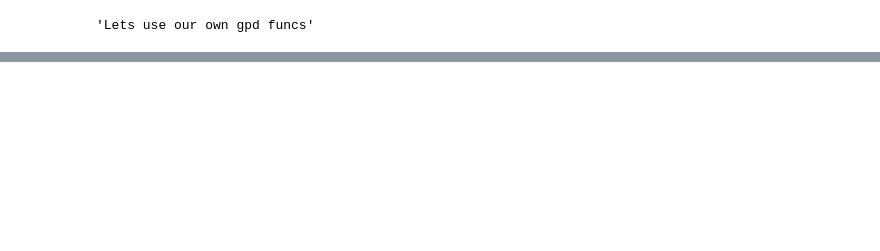
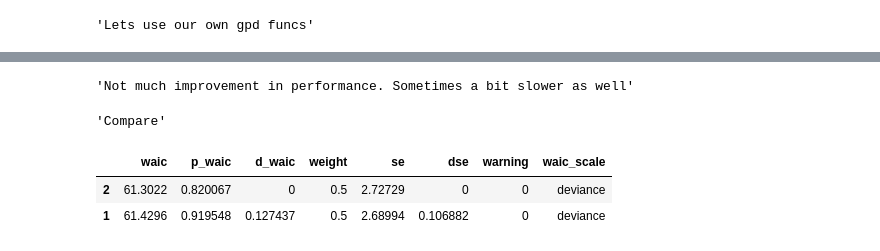
Before and after one commit to arviz-devs/arviz, a Jupyter notebook: Stats.ipynb, the cells around one changed output, grey strips where cells are left out. Saved outputs shown, nothing was run; the diff lists cells and outputs as text; code cells hidden in the pictures; blank space fills up the shorter version.

Commit message:
Added loo and compare

```diff
--- a/Stats.ipynb
+++ b/Stats.ipynb
@@ -1166,0 +1408,18 @@ True
+# %%
+'''Not much improvement in performance. Sometimes a bit slower as well'''
+# %% [output]
+'Not much improvement in performance. Sometimes a bit slower as well'
+# %%
+"""""""""""""""""""""""""""""""""""""""Compare"""""""""""""""""""""""""""""""""""""""""""""""""""""""""""""""""""""""""""
+# %% [output]
+'Compare'
+# %%
+school = load_arviz_data("centered_eight")
+nschool = load_arviz_data("non_centered_eight")
+compare_dict = {"1":school,"2":nschool}
+# %%
+compare(compare_dict, method='stacking')
+# %% [output]
+|  | waic | p_waic | d_waic | weight | se | dse | warning | waic_scale |
+| 2 | 61.3022 | 0.820067 | 0 | 0.5 | 2.72729 | 0 | 0 | deviance |
+| 1 | 61.4296 | 0.919548 | 0.127437 | 0.5 | 2.68994 | 0.106882 | 0 | deviance |
```
Also changed, not shown: parts of 125 cells of this notebook, 1 other file.
